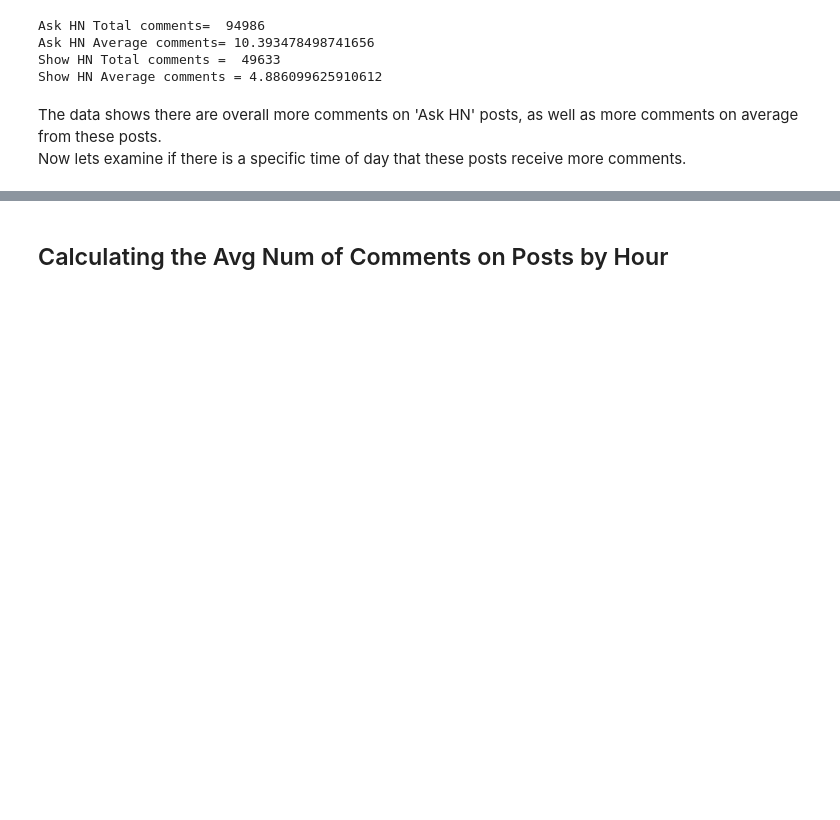
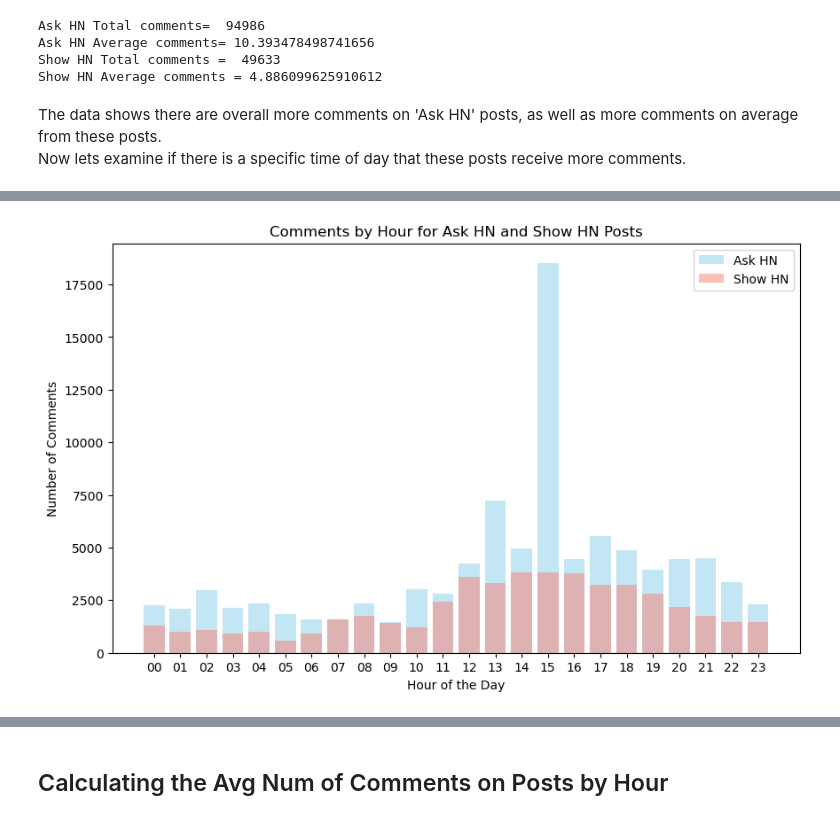
Before and after one commit to gfulham/Analysis-of-Hacker-News-posts-, a Jupyter notebook: notebooks/Hacker News posts analysis.ipynb, the cells around one changed output, grey strips where cells are left out. Cells and saved outputs as stored; diff of their text form; code cells hidden in the pictures; blank space fills up the shorter version.

Commit message:
Added images and visuals to notebook

```diff
--- a/notebooks/Hacker News posts analysis.ipynb
+++ b/notebooks/Hacker News posts analysis.ipynb
@@ -24,6 +21,6 @@ C:\Users\gfulham\Dataquest_JPNBs\1_intro_exercises
 # %%
 # Reading in data as a list of lists instead of a df. Only since beginner course and working with lists
-file = open("HN_posts_year_to_Sep_26_2016.csv", encoding="utf8") # Had to specify because of coding error.
+file = open(data, encoding="utf8") # Had to specify because of coding error.
 hn = list(csv.reader(file))
 hn[:5] #Quick look
 # %% [output]
@@ -181,0 +121,25 @@ comments_by_hour
+# %%
+#Count the ask posts grouped by each hour of the day
+#Avg the ask posts grouped by each hour of the day
+#Use datetime.strptime()
+import random
+import datetime as dt
+result_list = []
+#iterate ask_posts and append result_list with num comments
+for each in ask_hn:
+    created_at = each[6] #created at column for each post in df
+    num_comments = int(each[4]) #post count column in df
+
+    result_list.append(["ask_hn",created_at,num_comments])
+
+print(result_list[:2])
+
+
+#iterate ask_posts and append result_list with num comments
+for each in show_hn:
+    created_at = each[6] #created at column for each post in df
+    num_comments = int(each[4]) #post count column in df
+
+    result_list.append(["show_hn",created_at,num_comments])
+
+print(random.sample(result_list,20))
@@ -181,0 +210,19 @@ comments_by_hour
+# %%
+import matplotlib.pyplot as plt
+plt.figure(figsize=(10, 6))
+
+# Plot Ask HN comments by hour
+plt.bar(comments_sorted_hours_ask, [comments_by_hour_ask[hour] for hour in comments_sorted_hours_ask], color='skyblue', alpha=0.5, label='Ask HN')
+
+# Plot Show HN comments by hour
+plt.bar(comments_sorted_hours_show, [comments_by_hour_show[hour] for hour in comments_sorted_hours_show], color='salmon', alpha=0.5, label='Show HN')
+
+plt.xlabel('Hour of the Day')
+plt.ylabel('Number of Comments')
+plt.title('Comments by Hour for Ask HN and Show HN Posts')
+plt.xticks(range(24))
+plt.legend()
+plt.grid(False)
+plt.show()
+# %% [output]
+[figure, added]
```
Also changed, not shown: parts of 12 cells of this notebook, 3 other files.
